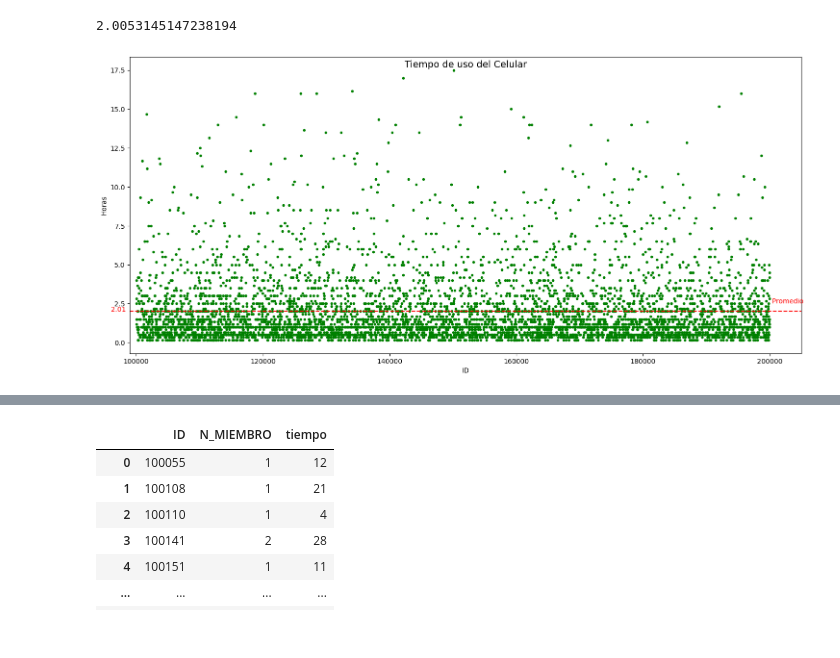
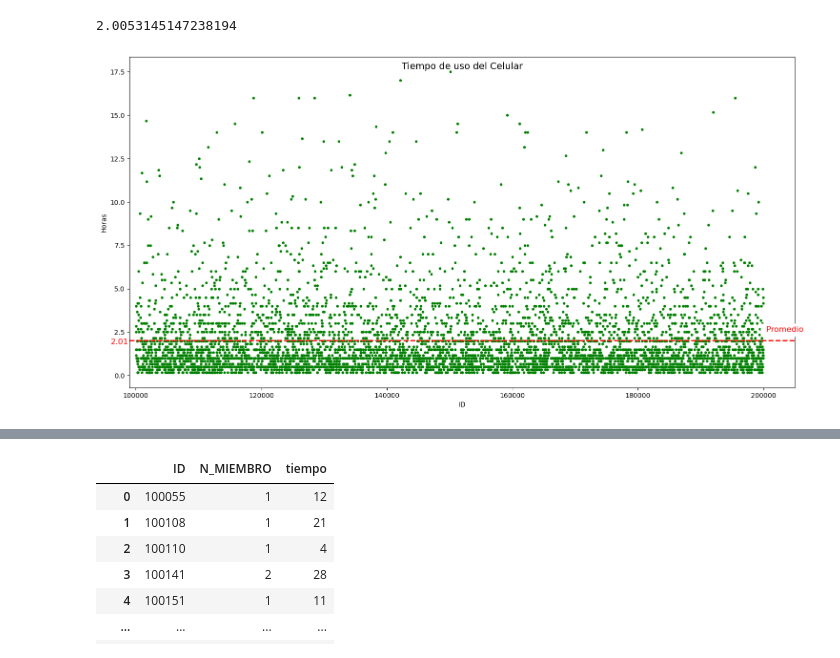
Before and after one commit to marcosbutti/Uso-del-Tiempo, a Jupyter notebook: Uso_del_Tiempo.ipynb, the cells around one changed output, grey strips where cells are left out. Drawn from its saved outputs; the diff is of its cells as text; code cells hidden in the pictures.

```diff
--- a/Uso_del_Tiempo.ipynb
+++ b/Uso_del_Tiempo.ipynb
@@ -411,24 +410,24 @@ promcel
 2.0053145147238194
 # %%
 # Graficar los conteos
-plt.figure(figsize=(18,8))
+plt.figure(figsize=(18,9))
 plt.scatter(tiempocel["ID"], tiempocel['tiempo'], marker=".", c="green")
 
 # Trazar la línea con el promedio
-plt.axhline(y=promcel, color='red', linestyle='--')
-plt.text(200000,promcel + 0.5, " Promedio", color='red', fontsize=10)
-plt.text(96000,promcel,round(promcel,2), color="red", fontsize=10)
+plt.axhline(y=promcel, color='red', linestyle='--',linewidth=2)
+plt.text(200000,promcel + 0.5, " Promedio", color='red', fontsize=12,backgroundcolor="white")
+plt.text(96000,promcel-0.2,round(promcel,2), color="red", fontsize=12)
 plt.xlim(99000,plt.xlim()[1]) #Comienzo del eje X
 
 # Configurar los títulos
 plt.title("Tiempo de uso del Celular", fontsize=14, y=0.95)
 plt.xlabel('ID')
 plt.ylabel('Horas')
 
 # Mostrar el gráfico
 plt.show()
 # %% [output]
-[figure, old version]
+[figure, new version]
 # %%
 #Música
 musica = data.loc[(data[["ACTIVIDAD_1","ACTIVIDAD_2","ACTIVIDAD_3"]] == 83).any(axis=1)]
```
Also changed, not shown: parts of 17 cells of this notebook.
